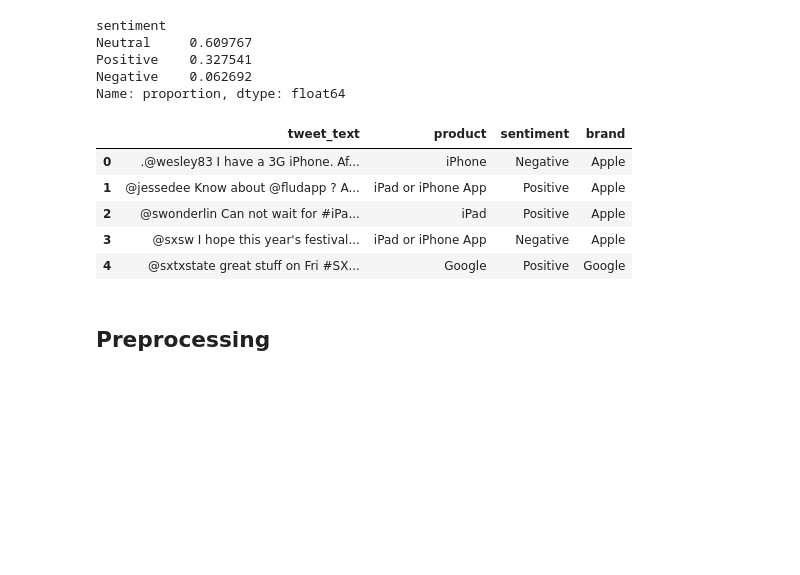
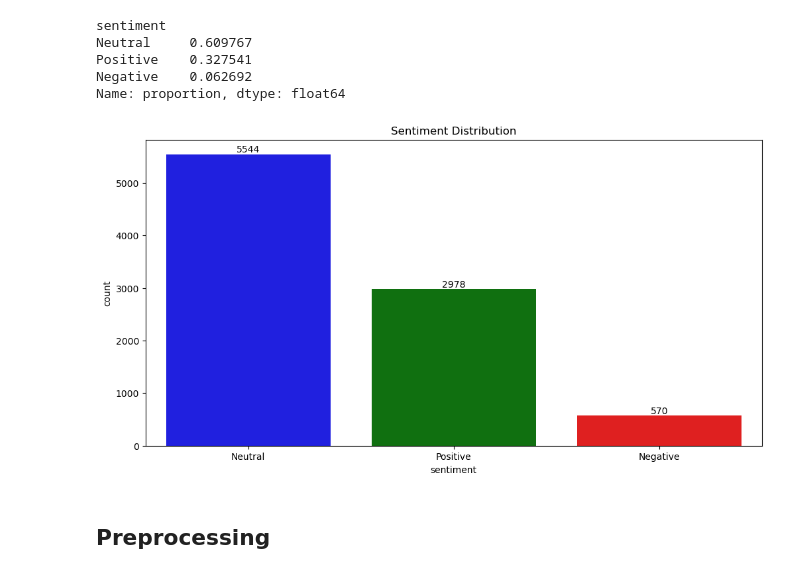
Before and after one commit to KennedyOwinoJnr/Twitter-Sentiment-Analysis, a Jupyter notebook: ProjectNotebook.ipynb, the cells around one changed output. Saved outputs shown, nothing was run; the diff lists cells and outputs as text; code cells hidden in the pictures; blank space fills up the shorter version.

```diff
--- a/ProjectNotebook.ipynb
+++ b/ProjectNotebook.ipynb
@@ -264,15 +320,25 @@ Neutral     0.609767
 Positive    0.327541
 Negative    0.062692
 Name: proportion, dtype: float64
-# %%
-#previewing the cleaned data
-data.head()
-# %% [output]
-|  | tweet_text | product | sentiment | brand |
-| 0 | .@wesley83 I have a 3G iPhone. Af... | iPhone | Negative | Apple |
-| 1 | @jessedee Know about @fludapp ? A... | iPad or iPhone App | Positive | Apple |
-| 2 | @swonderlin Can not wait for #iPa... | iPad | Positive | Apple |
-| 3 | @sxsw I hope this year's festival... | iPad or iPhone App | Negative | Apple |
-| 4 | @sxtxstate great stuff on Fri #SX... | Google | Positive | Google |
+# %%
+# Sorting the data by sentiment counts in descending order
+sentiment_counts = data['sentiment'].value_counts(normalize=True) * len(data)
+sorted_sentiment_counts = sentiment_counts.sort_values(ascending=False)
+
+# Define custom color palette
+custom_palette = {'Neutral': 'blue', 'Positive': 'green', 'Negative': 'red'}
+
+# Sentiment distribution plot with custom palette
+plt.figure(figsize=(12, 6))
+sns.countplot(x='sentiment', data=data, order=sorted_sentiment_counts.index, palette=custom_palette)
+
+# Adding number of each sentiment above each bar
+for i, count in enumerate(sorted_sentiment_counts):
+    plt.text(i, count, f'{int(count)}', ha='center', va='bottom')
+
+plt.title('Sentiment Distribution')
+plt.show()
+# %% [output]
+[figure, added]
 # %% [markdown]
 ## Preprocessing
```
Also changed, not shown: parts of 31 cells of this notebook.
